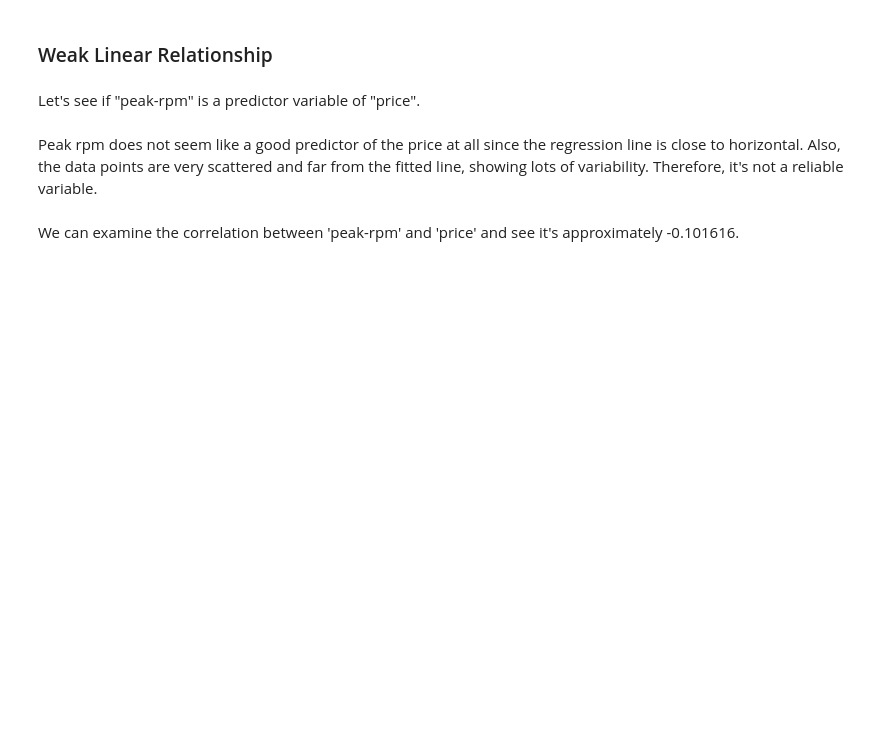
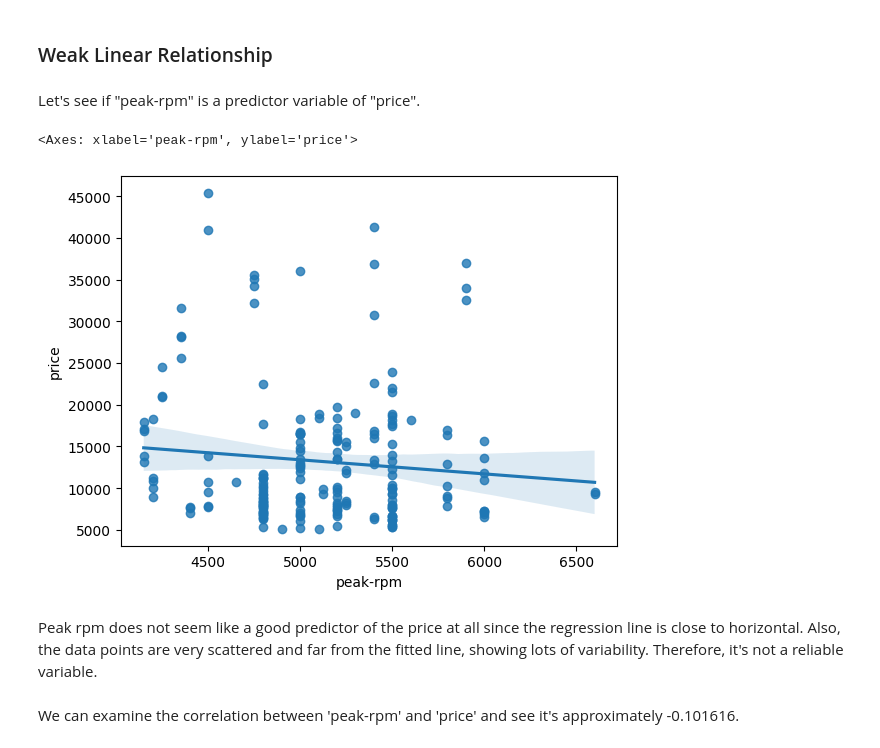
Before and after one commit to RealRinzin/Exploratory-Data-Analysis-EDA, a Jupyter notebook: 1. Exploratory_data_analysis_cars.ipynb, the cells around one changed output. Saved outputs shown, nothing was run; the diff lists cells and outputs as text; code cells hidden in the pictures; blank space fills up the shorter version.

```diff
--- a/1. Exploratory_data_analysis_cars.ipynb
+++ b/1. Exploratory_data_analysis_cars.ipynb
@@ -181,7 +198,10 @@ df[['highway-mpg', 'price']].corr()
 # %% [markdown]
 Let's see if "peak-rpm" is a predictor variable of "price".
 # %%
-sns.regplot(x="peak-rpm", y="price", data=df)
+sns.regplot(x="peak-rpm", y="price", data=df_automobile)
+# %% [output]
+<Axes: xlabel='peak-rpm', ylabel='price'>
+[figure, added]
 # %% [markdown]
 <p>Peak rpm does not seem like a good predictor of the price at all since the regression line is close to horizontal. Also, the data points are very scattered and far from the fitted line, showing lots of variability. Therefore, it's not a reliable variable.</p>
 # %% [markdown]
```
Also changed, not shown: parts of 40 cells of this notebook, 5 other files.
